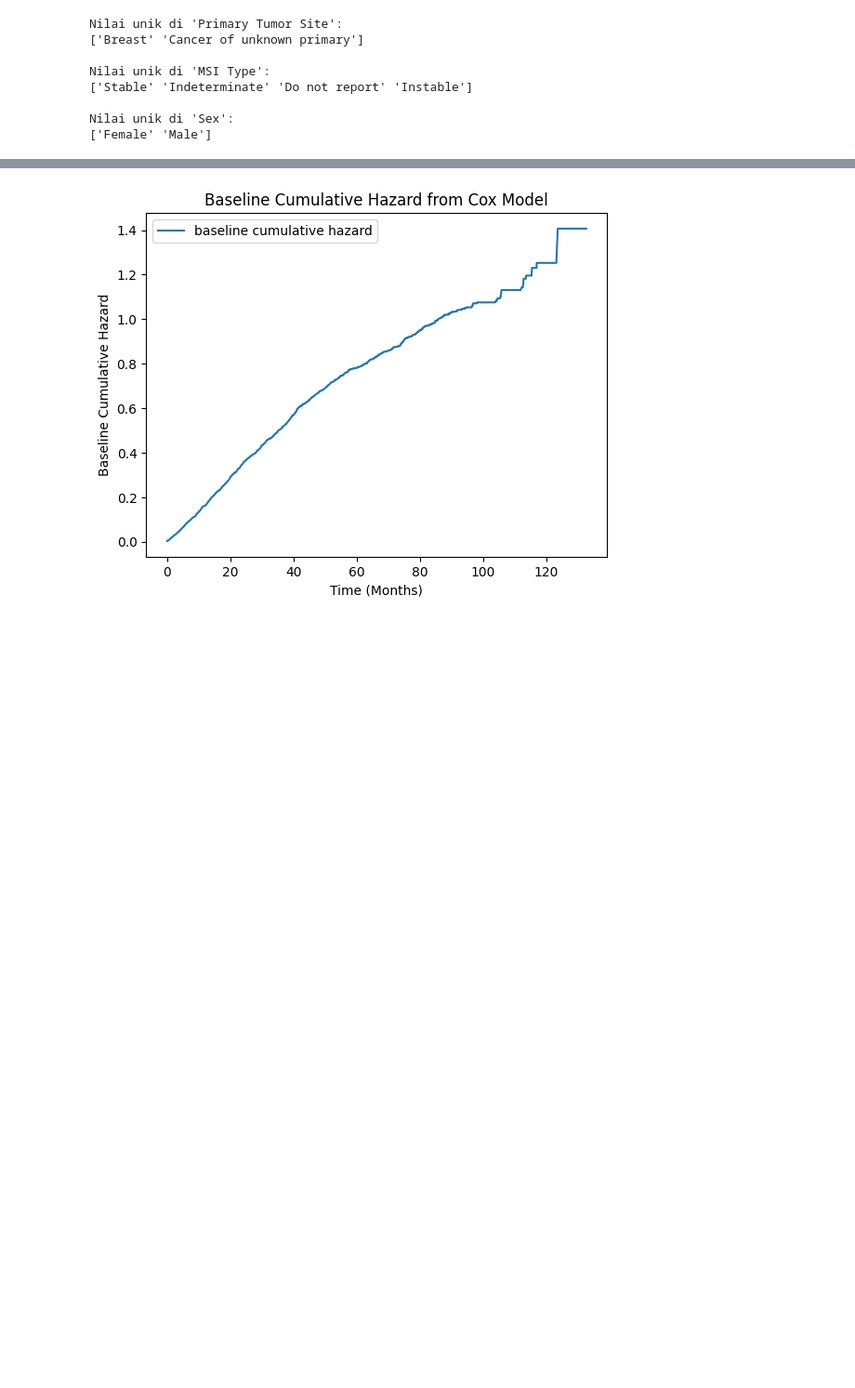
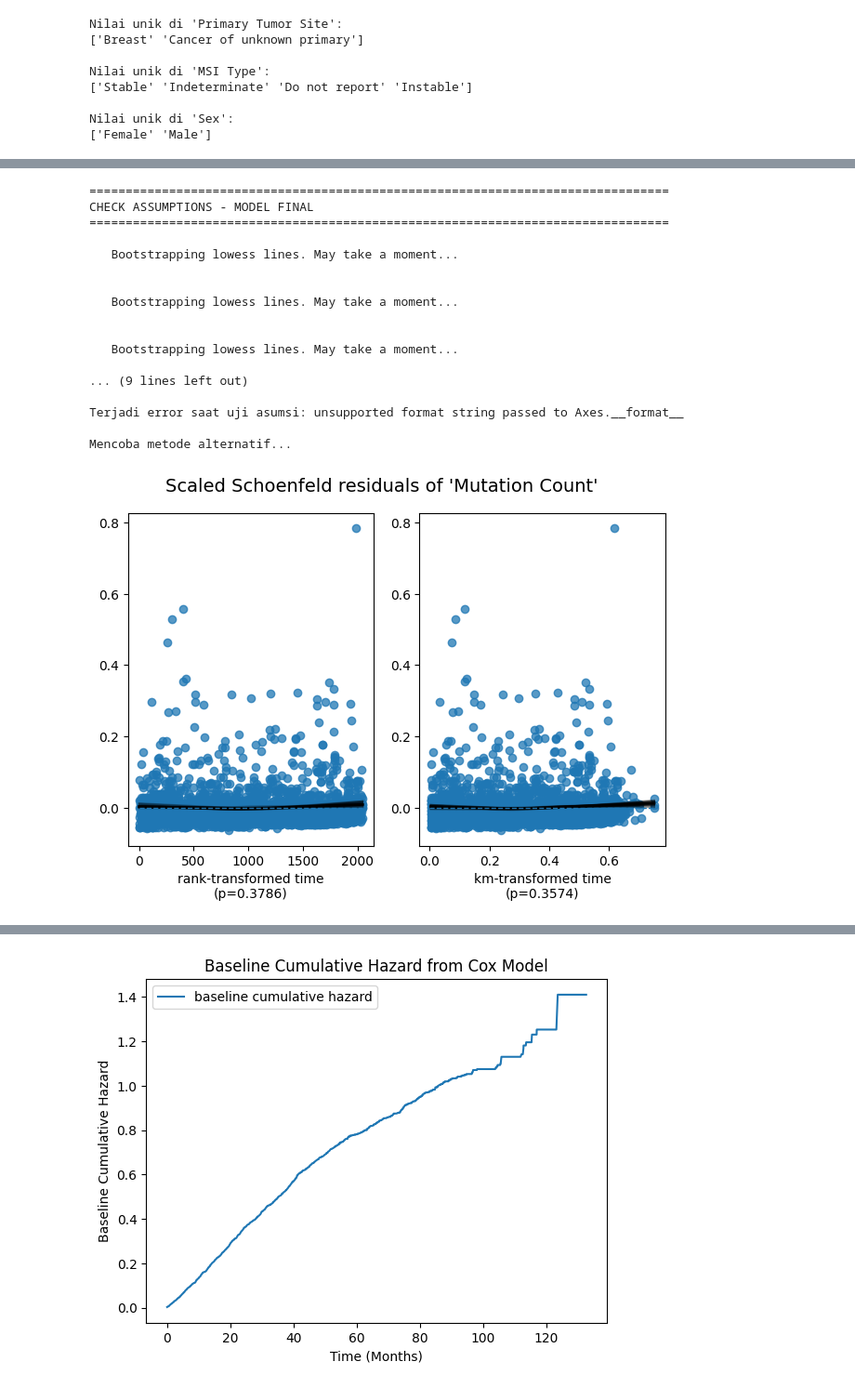
Before and after one commit to wildanjr19/5th-college, a Jupyter notebook: Analisis Tahan Hidup/Final Project/Breast_Msk_2025/Breast_Msk_2025.ipynb, the cells around one changed output, grey strips where cells are left out. Shown: that part at 93% size. Cells and saved outputs as stored; diff of their text form; code cells hidden in the pictures; blank space fills up the shorter version.

```diff
--- a/Analisis Tahan Hidup/Final Project/Breast_Msk_2025/Breast_Msk_2025.ipynb
+++ b/Analisis Tahan Hidup/Final Project/Breast_Msk_2025/Breast_Msk_2025.ipynb
@@ -420,0 +675,12 @@ Concordance Index: 0.6075789259253961
+# %%
+# Siapkan data untuk model final (hanya variabel yang tersisa)
+final_predictors = list(final_cox_model.params_.index)
+data_final = data_cox_encoded[['Overall Survival (Months)', 'Overall Survival Status'] + final_predictors].copy()
+
+print("=" * 80)
+print("UJI ASUMSI PROPORTIONAL HAZARDS - MODEL FINAL")
+print("=" * 80)
+print(f"\nJumlah variabel dalam model final: {len(final_predictors)}")
+print("\nVariabel yang diuji:")
+for i, var in enumerate(final_predictors, 1):
+    print(f"  {i}. {var}")
@@ -420,0 +699,44 @@ Concordance Index: 0.6075789259253961
+# %%
+# Check Assumptions menggunakan metode built-in
+print("\n" + "=" * 80)
+print("CHECK ASSUMPTIONS - MODEL FINAL")
+print("=" * 80)
+
+try:
+    results_final = final_cox_model.check_assumptions(data_final, p_value_threshold=0.05, show_plots=True)
+
+    print("\nHasil Uji Asumsi:")
+    print("-" * 80)
+
+    # Cek setiap variabel
+    for result in results_final:
+        print(f"\nVariabel: {result[0]}")
+        print(f"  Test statistic: {result[1]:.4f}")
+        print(f"  P-value: {result[2]:.4f}")
+        if result[2] < 0.05:
+            print(f"  Status: TIDAK memenuhi asumsi proportional hazards (p < 0.05)")
+        else:
+            print(f"  Status: Memenuhi asumsi proportional hazards (p >= 0.05)")
+
+except Exception as e:
+    print(f"\nTerjadi error saat uji asumsi: {e}")
+    print("\nMencoba metode alternatif...")
+# %% [output]
+================================================================================
+CHECK ASSUMPTIONS - MODEL FINAL
+================================================================================
+
+   Bootstrapping lowess lines. May take a moment...
+
+
+   Bootstrapping lowess lines. May take a moment...
+
+
+   Bootstrapping lowess lines. May take a moment...
+
+... (9 lines left out)
+
+Terjadi error saat uji asumsi: unsupported format string passed to Axes.__format__
+
+Mencoba metode alternatif...
+[figure, added]
```
Also changed, not shown: parts of 41 cells of this notebook.
